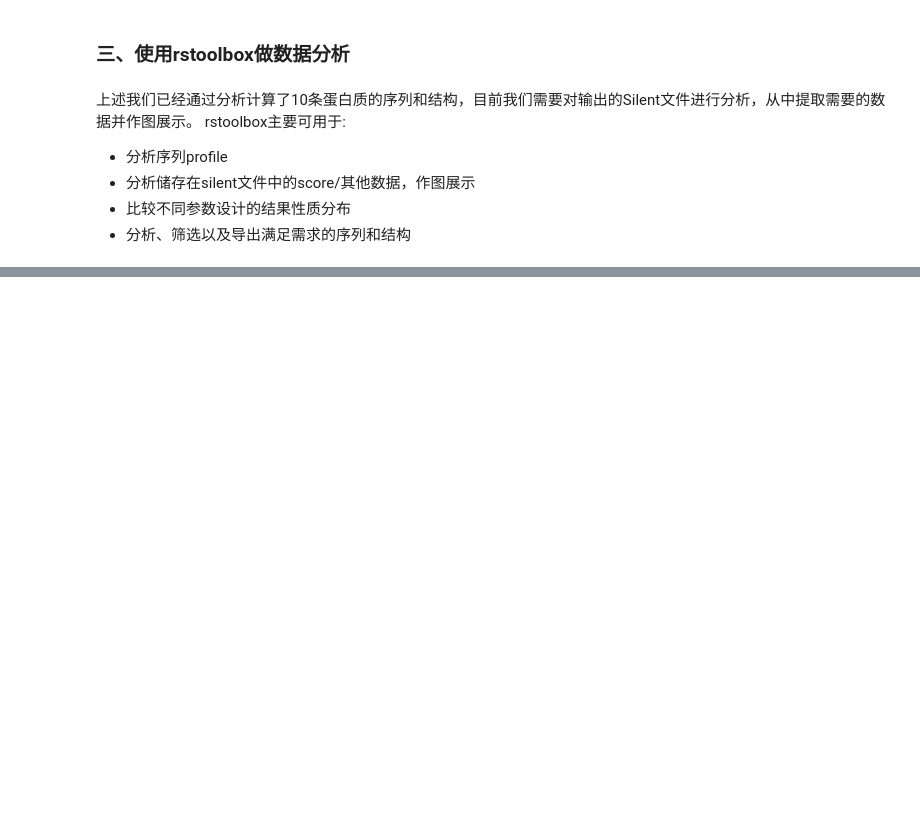
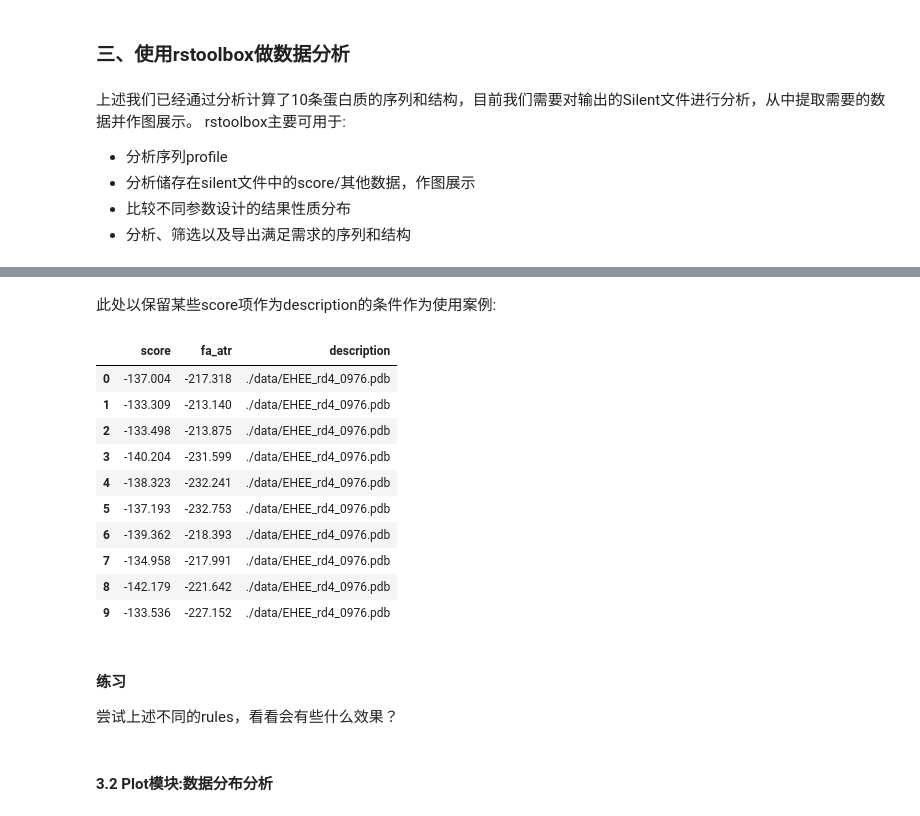
Before and after one commit to guyujun/pyrosetta-basic, a Jupyter notebook: 10_Advenced/rstoolbox.ipynb, the cells around one changed output, grey strips where cells are left out. Drawn from its saved outputs; the diff is of its cells as text; code cells hidden in the pictures; blank space fills up the shorter version.

```diff
--- a/10_Advenced/rstoolbox.ipynb
+++ b/10_Advenced/rstoolbox.ipynb
@@ -114,0 +145,29 @@ rstoolbox主要可用于:
+# %% [markdown]
+此处以保留某些score项作为description的条件作为使用案例:
+# %%
+# 定义description, description是一个字典格式;
+rules = {'scores': ['score', 'fa_atr', 'description']}
+
+# 根据rules进行读取:
+silent_file = './data/design_result.silent'
+df = parse_rosetta_file(silent_file, rules)
+
+# 打印读取数据:
+df
+# %% [output]
+|  | score | fa_atr | description |
+| 0 | -137.004 | -217.318 | ./data/EHEE_rd4_0976.pdb |
+| 1 | -133.309 | -213.140 | ./data/EHEE_rd4_0976.pdb |
+| 2 | -133.498 | -213.875 | ./data/EHEE_rd4_0976.pdb |
+| 3 | -140.204 | -231.599 | ./data/EHEE_rd4_0976.pdb |
+| 4 | -138.323 | -232.241 | ./data/EHEE_rd4_0976.pdb |
+| 5 | -137.193 | -232.753 | ./data/EHEE_rd4_0976.pdb |
+| 6 | -139.362 | -218.393 | ./data/EHEE_rd4_0976.pdb |
+| 7 | -134.958 | -217.991 | ./data/EHEE_rd4_0976.pdb |
+| 8 | -142.179 | -221.642 | ./data/EHEE_rd4_0976.pdb |
+| 9 | -133.536 | -227.152 | ./data/EHEE_rd4_0976.pdb |
+# %% [markdown]
+#### 练习
+尝试上述不同的rules，看看会有些什么效果？
+# %% [markdown]
+#### 3.2 Plot模块:数据分布分析
```
Also changed, not shown: parts of 14 cells of this notebook, 1 other file.
